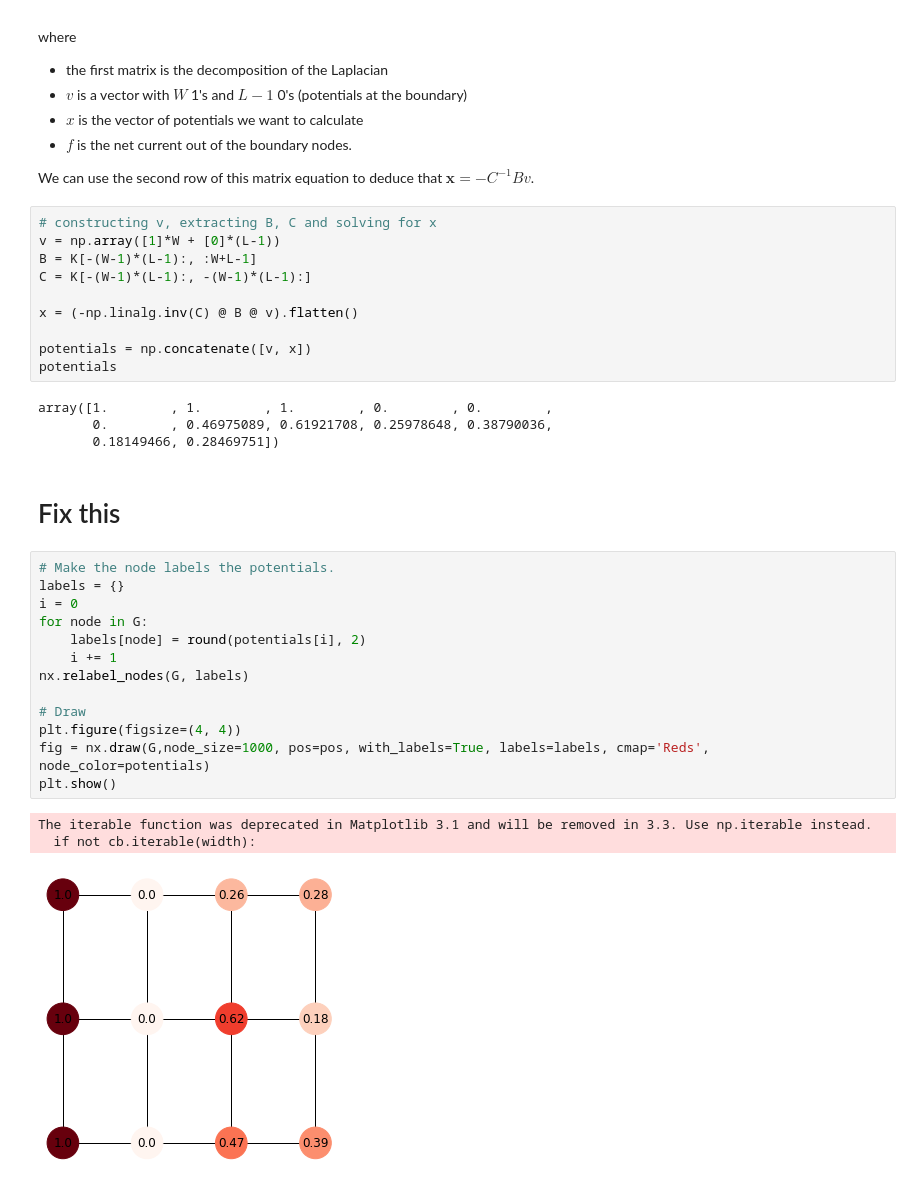
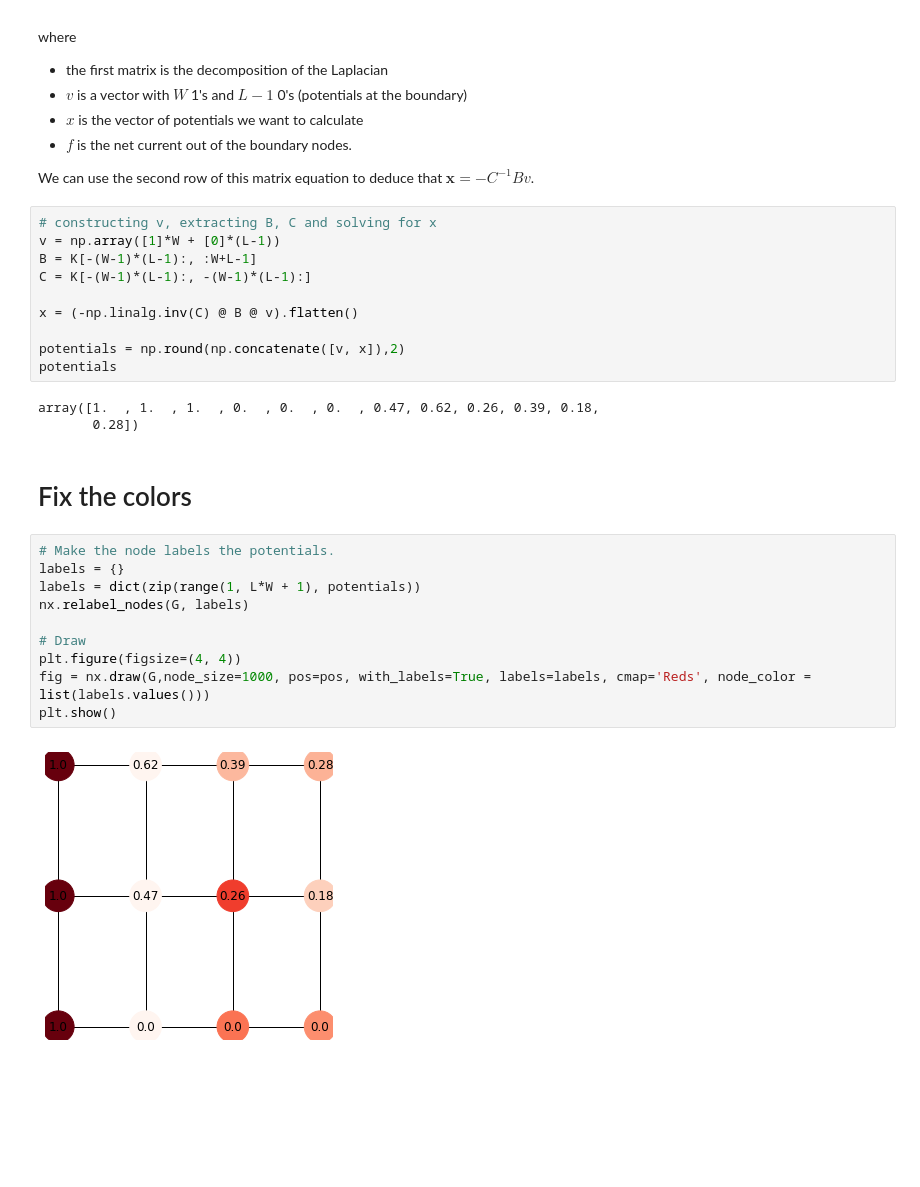
Before and after one commit to Inferno2332/conductance, a Jupyter notebook: Rectangle Graph (version 2).ipynb, the cells around one changed output. Saved outputs shown, nothing was run; the diff lists cells and outputs as text; blank space fills up the shorter version.

```diff
--- a/Rectangle Graph (version 2).ipynb
+++ b/Rectangle Graph (version 2).ipynb
@@ -82,28 +82,22 @@ C = K[-(W-1)*(L-1):, -(W-1)*(L-1):]
 
 x = (-np.linalg.inv(C) @ B @ v).flatten()
 
-potentials = np.concatenate([v, x])
+potentials = np.round(np.concatenate([v, x]),2)
 potentials
 # %% [output]
-array([1.        , 1.        , 1.        , 0.        , 0.        ,
-       0.        , 0.46975089, 0.61921708, 0.25978648, 0.38790036,
-       0.18149466, 0.28469751])
+array([1.  , 1.  , 1.  , 0.  , 0.  , 0.  , 0.47, 0.62, 0.26, 0.39, 0.18,
+       0.28])
 # %% [markdown]
-# Fix this
+# Fix the colors
 # %%
 # Make the node labels the potentials.
 labels = {}
-i = 0
-for node in G:
-    labels[node] = round(potentials[i], 2)
-    i += 1
+labels = dict(zip(range(1, L*W + 1), potentials))
 nx.relabel_nodes(G, labels)
 
 # Draw
 plt.figure(figsize=(4, 4))
-fig = nx.draw(G,node_size=1000, pos=pos, with_labels=True, labels=labels, cmap='Reds', node_color=potentials)
+fig = nx.draw(G,node_size=1000, pos=pos, with_labels=True, labels=labels, cmap='Reds', node_color = list(labels.values()))
 plt.show()
 # %% [output]
-The iterable function was deprecated in Matplotlib 3.1 and will be removed in 3.3. Use np.iterable instead.
-  if not cb.iterable(width):
-[figure, old version]
+[figure, new version]
```
Also changed, not shown: parts of 1 cell of this notebook.
